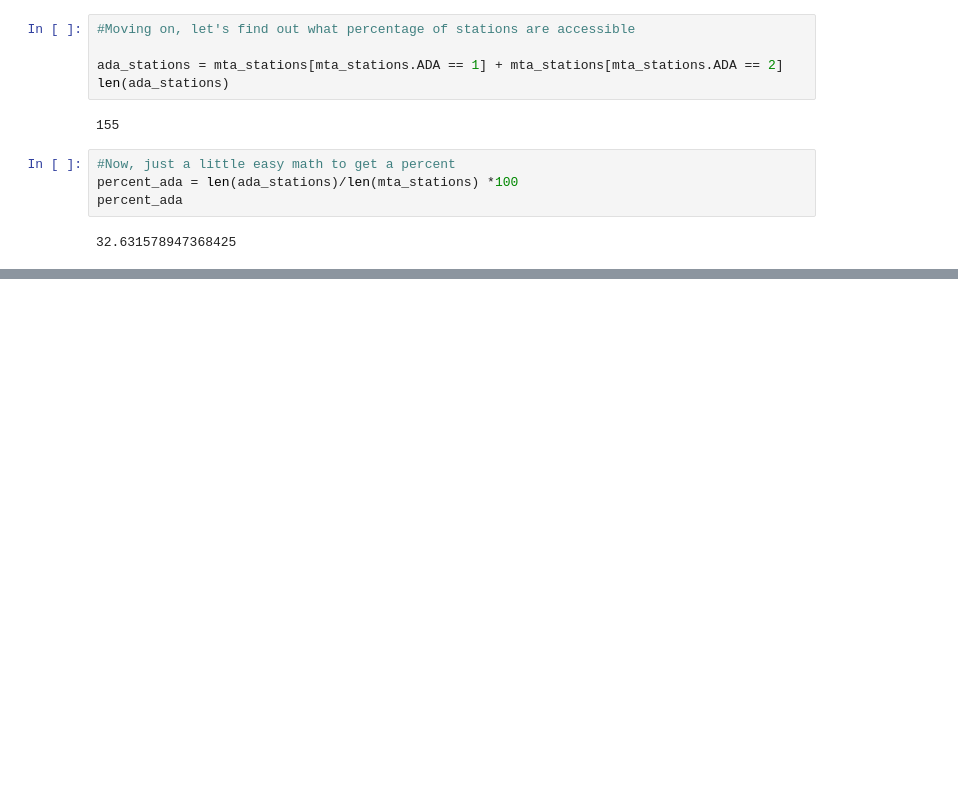
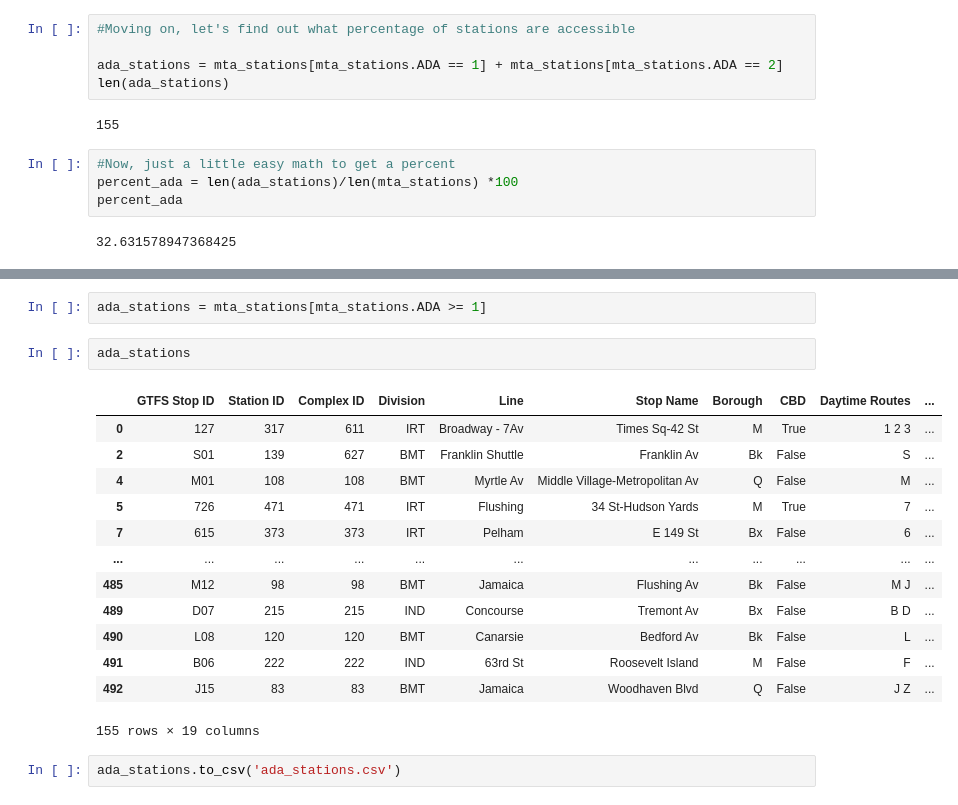
Before and after one commit to ZSlemmons/MTA-elevators, a Jupyter notebook: Metro-system-analysis.ipynb, the cells around one changed output, grey strips where cells are left out. Cells and saved outputs as stored; diff of their text form; blank space fills up the shorter version.

```diff
--- a/Metro-system-analysis.ipynb
+++ b/Metro-system-analysis.ipynb
@@ -146,0 +167,20 @@ percent_ada
+# %%
+ada_stations = mta_stations[mta_stations.ADA >= 1]
+# %%
+ada_stations
+# %% [output]
+|  | GTFS Stop ID | Station ID | Complex ID | Division | Line | Stop Name | Borough | CBD | Daytime Routes | ... |
+| 0 | 127 | 317 | 611 | IRT | Broadway - 7Av | Times Sq-42 St | M | True | 1 2 3 | ... |
+| 2 | S01 | 139 | 627 | BMT | Franklin Shuttle | Franklin Av | Bk | False | S | ... |
+| 4 | M01 | 108 | 108 | BMT | Myrtle Av | Middle Village-Metropolitan Av | Q | False | M | ... |
+| 5 | 726 | 471 | 471 | IRT | Flushing | 34 St-Hudson Yards | M | True | 7 | ... |
+| 7 | 615 | 373 | 373 | IRT | Pelham | E 149 St | Bx | False | 6 | ... |
+| ... | ... | ... | ... | ... | ... | ... | ... | ... | ... | ... |
+| 485 | M12 | 98 | 98 | BMT | Jamaica | Flushing Av | Bk | False | M J | ... |
+| 489 | D07 | 215 | 215 | IND | Concourse | Tremont Av | Bx | False | B D | ... |
+| 490 | L08 | 120 | 120 | BMT | Canarsie | Bedford Av | Bk | False | L | ... |
+| 491 | B06 | 222 | 222 | IND | 63rd St | Roosevelt Island | M | False | F | ... |
+| 492 | J15 | 83 | 83 | BMT | Jamaica | Woodhaven Blvd | Q | False | J Z | ... |
+155 rows × 19 columns
+# %%
+ada_stations.to_csv('ada_stations.csv')
```
Also changed, not shown: parts of 2 cells of this notebook, 46 other files.
